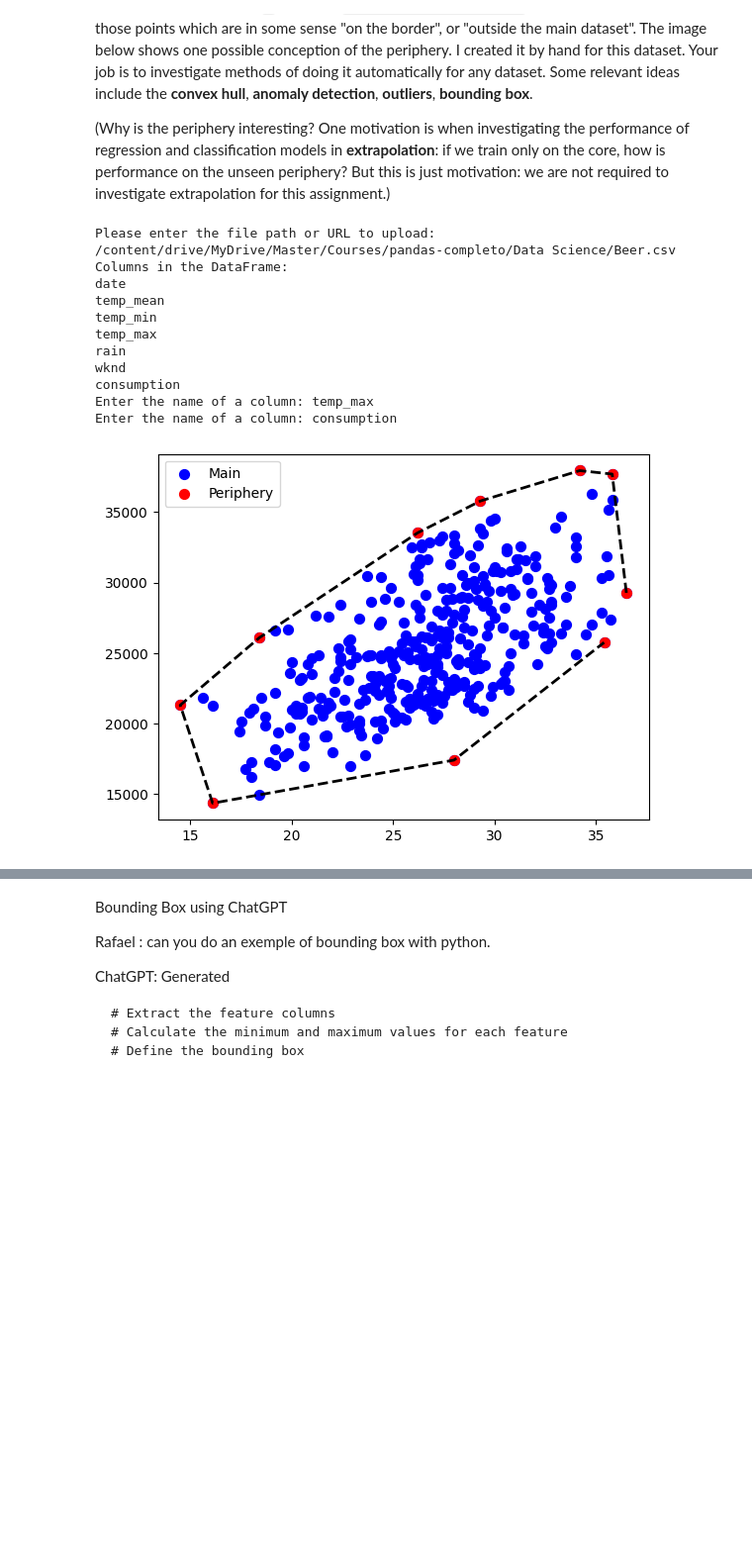
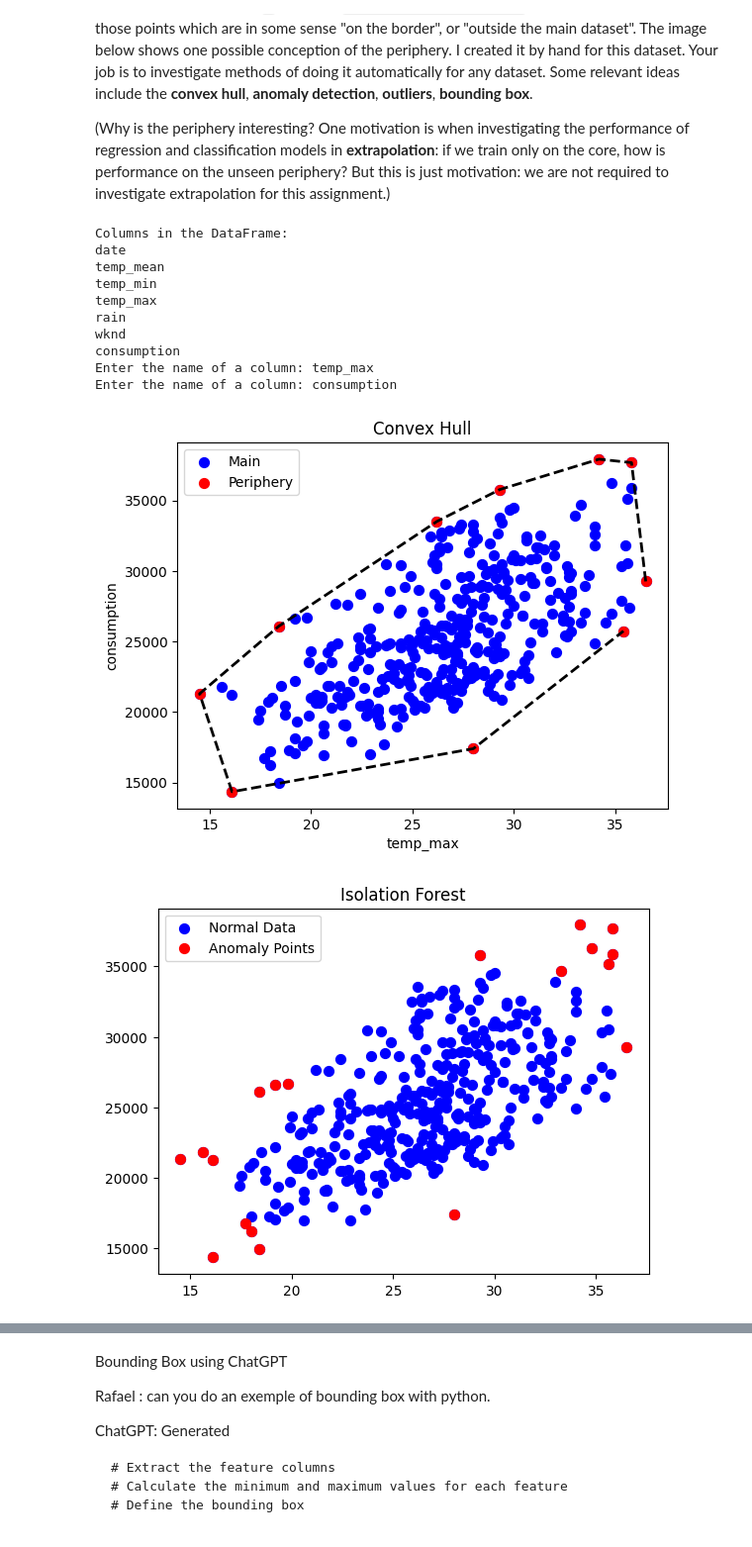
Before and after one commit to RafaelNovais/MasterAI, a Jupyter notebook: Assignment_2_Periphery.ipynb, the cells around one changed output, grey strips where cells are left out. Shown at 99% size. Drawn from its saved outputs; the diff is of its cells as text; code cells hidden in the pictures; blank space fills up the shorter version.

```diff
--- a/Assignment_2_Periphery.ipynb
+++ b/Assignment_2_Periphery.ipynb
@@ -76,30 +76,32 @@ plt.show()
 # %%
 #Read and import file
 import numpy as np
 import pandas as pd
 import matplotlib.pyplot as plt
 from scipy.spatial import ConvexHull
 from sklearn.base import BaseEstimator
 from sklearn.cluster import DBSCAN
 from sklearn.ensemble import IsolationForest
 import seaborn as sns
 from scipy.spatial import ConvexHull
 
-#data = pd.read_csv('/content/drive/MyDrive/Master/Courses/pandas-completo/Data Science/Beer.csv')
+df = pd.read_csv('/content/drive/MyDrive/Master/Courses/pandas-completo/Data Science/Beer.csv')
 
-df = upload_file()
+#df = upload_file()
 selected_column = select_column(df)
 convex_hull(selected_column)
+isolation_forest(selected_column)
+bounding_box(selected_column)
 # %% [output]
-Please enter the file path or URL to upload: /content/drive/MyDrive/Master/Courses/pandas-completo/Data Science/Beer.csv
 Columns in the DataFrame:
 date
 temp_mean
 temp_min
 temp_max
 rain
 wknd
 consumption
 Enter the name of a column: temp_max
 Enter the name of a column: consumption
-[figure, old version]
+[figure, new version]
+[figure, added]
```
Also changed, not shown: parts of 5 cells of this notebook.
